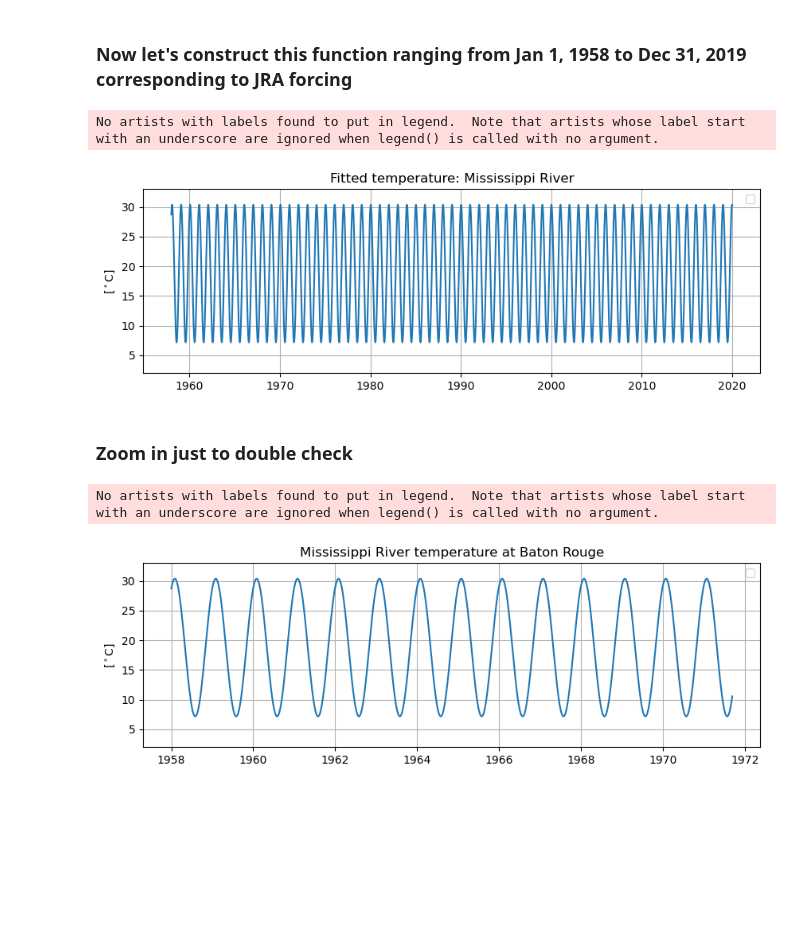
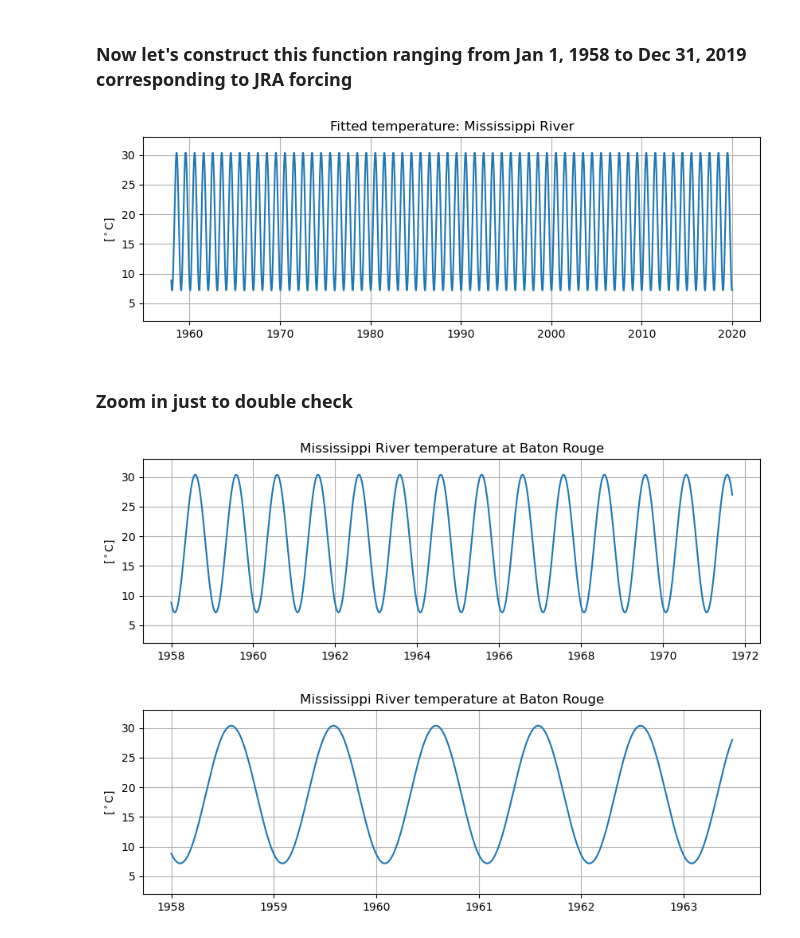
Before and after one commit to dylanschlichting/scgsr, a Jupyter notebook: river_temp_USGS.ipynb, the cells around one changed output. Saved outputs shown, nothing was run; the diff lists cells and outputs as text; code cells hidden in the pictures; blank space fills up the shorter version.

```diff
--- a/river_temp_USGS.ipynb
+++ b/river_temp_USGS.ipynb
@@ -216,12 +219,12 @@ plt.show()
 # %%
 time = pd.date_range('1958-01-01','2020-01-01', freq="d")
 
-A = 11.596988148341456
+A = -11.596988148341456
 w = 0.017232731613794402
 p = 1.0298528004307235
 c = 18.782434595883355
 t = np.arange(0,len(time))
-sinwave = A * np.sin(w*t + p) + c
+sinwave = A * np.sin(w*t+p) + c
 # %%
 fig, ax = plt.subplots(1, figsize = (10,3), dpi = 100)
 
@@ -231,24 +234,33 @@ plt.grid(which = 'both')
 plt.xlabel('')
 plt.ylabel(r'[$^\circ$C]')
 plt.title('Fitted temperature: Mississippi River')
-plt.legend()
+# plt.legend()
 plt.show()
 # %% [output]
-No artists with labels found to put in legend.  Note that artists whose label start with an underscore are ignored when legend() is called with no argument.
-[figure, old version]
+[figure, new version]
 # %% [markdown]
 ### Zoom in just to double check
 # %%
 fig, ax = plt.subplots(1, figsize = (10,3), dpi = 100)
 
 plt.plot(time[:5000], sinwave[:5000])
 plt.ylim(2,33)
 plt.grid(which = 'both')
 plt.xlabel('')
 plt.ylabel(r'[$^\circ$C]')
 plt.title('Mississippi River temperature at Baton Rouge')
-plt.legend()
 plt.show()
 # %% [output]
-No artists with labels found to put in legend.  Note that artists whose label start with an underscore are ignored when legend() is called with no argument.
-[figure, old version]
+[figure, new version]
+# %%
+fig, ax = plt.subplots(1, figsize = (10,3), dpi = 100)
+
+plt.plot(time[:2000], sinwave[:2000])
+plt.ylim(2,33)
+plt.grid(which = 'both')
+plt.xlabel('')
+plt.ylabel(r'[$^\circ$C]')
+plt.title('Mississippi River temperature at Baton Rouge')
+plt.show()
+# %% [output]
+[figure, added]
```
Also changed, not shown: parts of 2 cells of this notebook.
